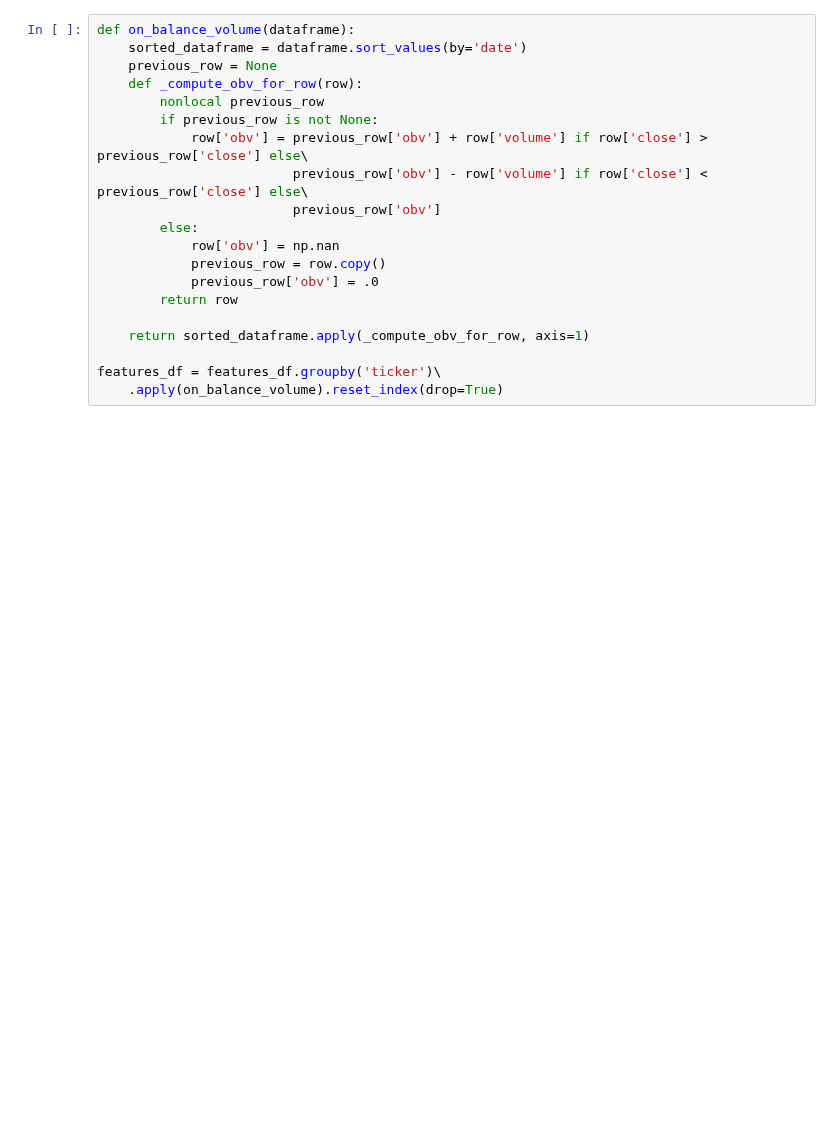
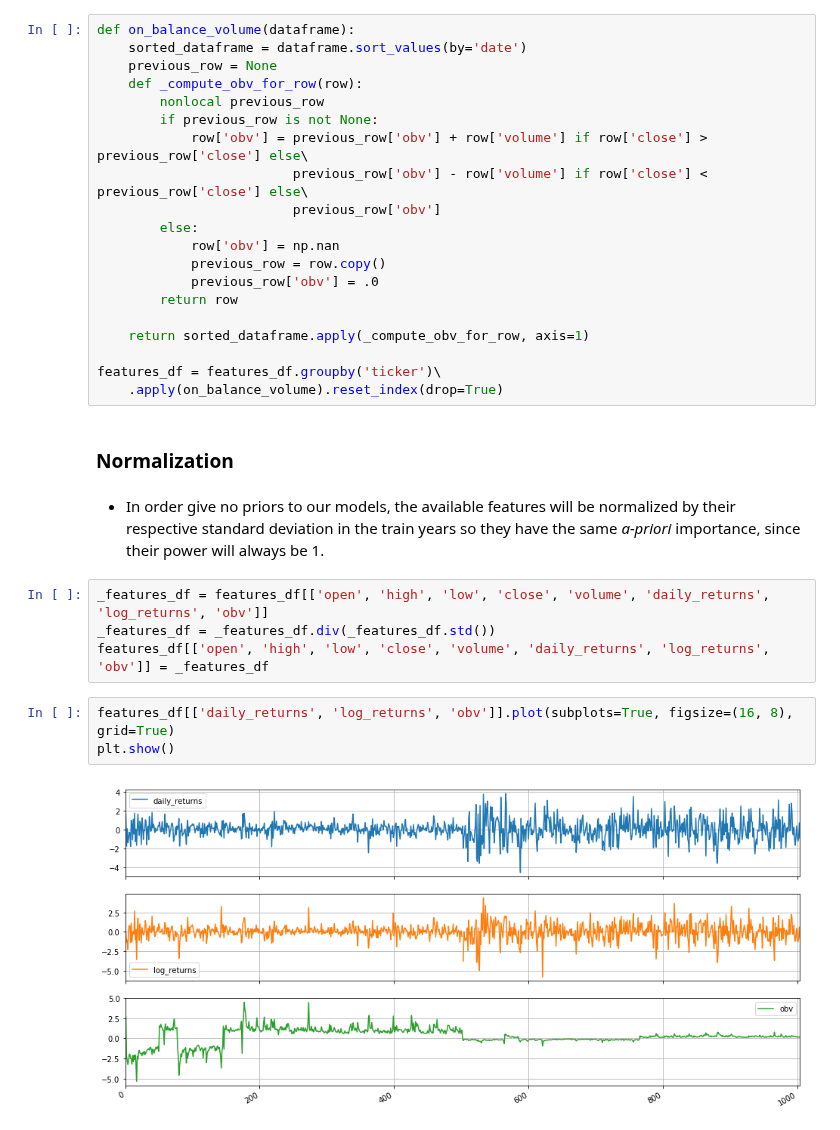
Before and after one commit to leoniloris/Stock-Price-Prediction, a Jupyter notebook: stock_price_prediction.ipynb, the cells around one changed output. Drawn from its saved outputs; the diff is of its cells as text; blank space fills up the shorter version.

```diff
--- a/stock_price_prediction.ipynb
+++ b/stock_price_prediction.ipynb
@@ -210,3 +229,16 @@ def on_balance_volume(dataframe):
 
 features_df = features_df.groupby('ticker')\
     .apply(on_balance_volume).reset_index(drop=True)
+# %% [markdown]
+### Normalization
+# %% [markdown]
+* In order give no priors to our models, the available features will be normalized by their respective standard deviation in the train years so they have the same *a-priori* importance, since their power will always be 1.
+# %%
+_features_df = features_df[['open', 'high', 'low', 'close', 'volume', 'daily_returns', 'log_returns', 'obv']]
+_features_df = _features_df.div(_features_df.std())
+features_df[['open', 'high', 'low', 'close', 'volume', 'daily_returns', 'log_returns', 'obv']] = _features_df
+# %%
+features_df[['daily_returns', 'log_returns', 'obv']].plot(subplots=True, figsize=(16, 8), grid=True)
+plt.show()
+# %% [output]
+[figure, added]
```
Also changed, not shown: parts of 10 cells of this notebook.
